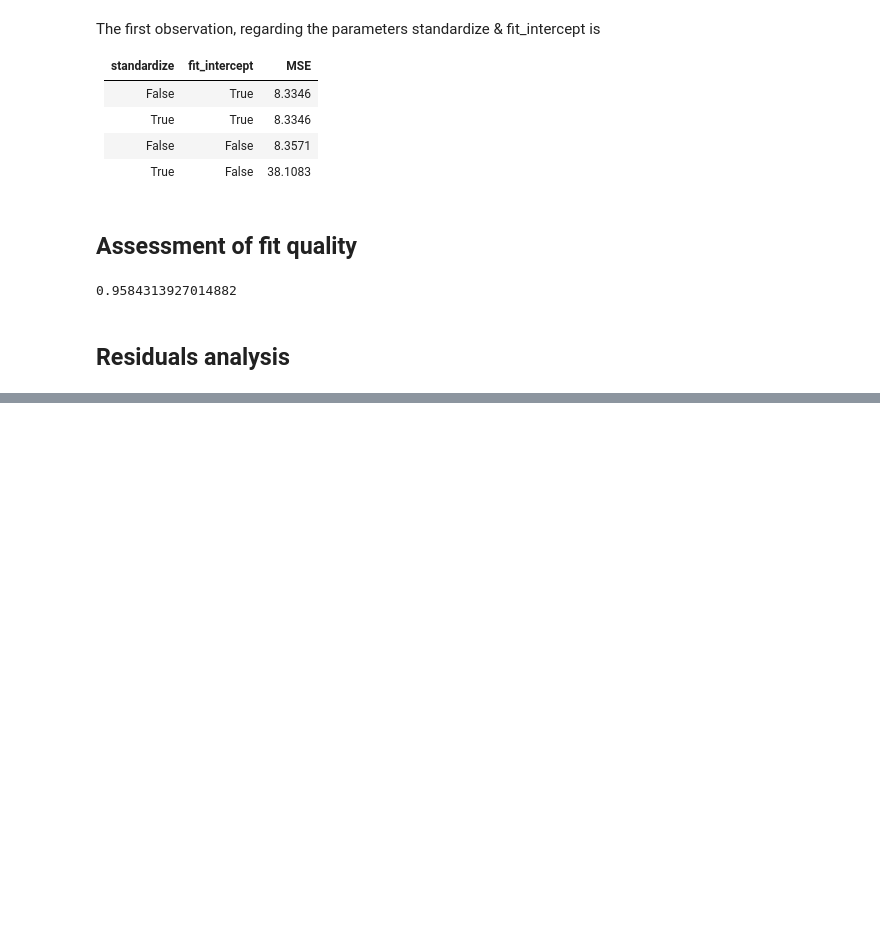
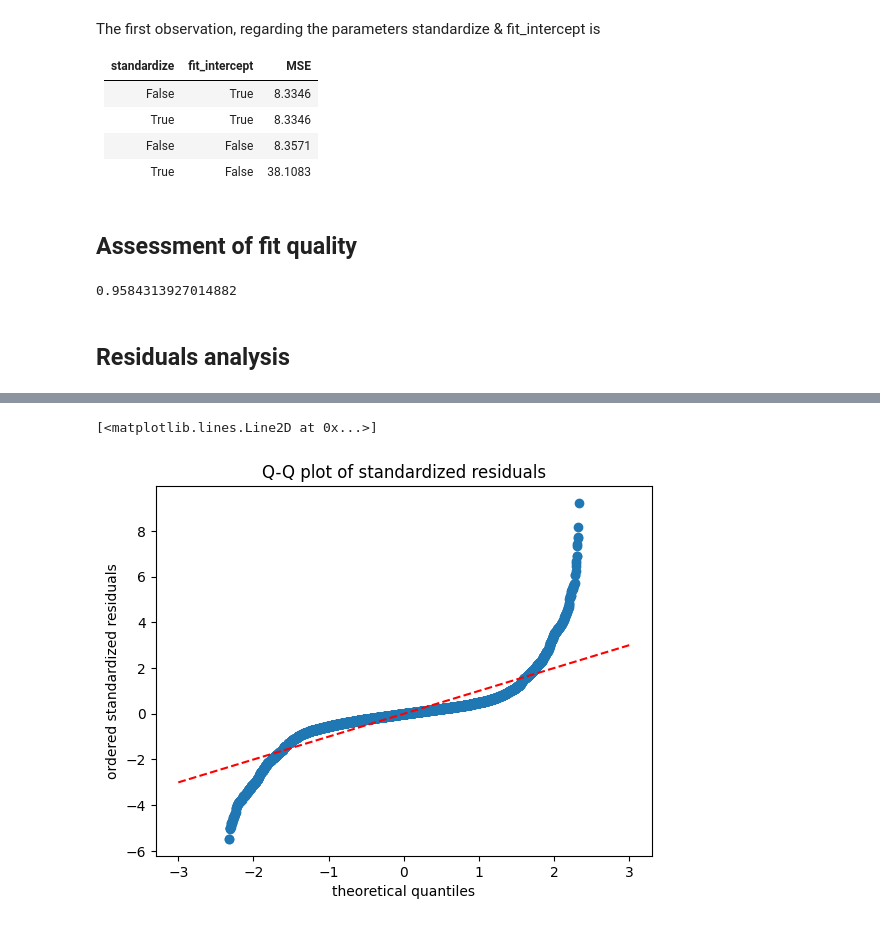
Before and after one commit to AmbroiseTHIBAULT/survey-ML-finance, a Jupyter notebook: options_pricing/notebooks/main_linear_reg.ipynb, the cells around one changed output, grey strips where cells are left out. Saved outputs shown, nothing was run; the diff lists cells and outputs as text; code cells hidden in the pictures; blank space fills up the shorter version.

```diff
--- a/options_pricing/notebooks/main_linear_reg.ipynb
+++ b/options_pricing/notebooks/main_linear_reg.ipynb
@@ -77,0 +86,11 @@ standardized_residuals_fast = lr.compute_standardized_residuals_fast(X_train, y_
+# %%
+theoretical_quantiles = norm.ppf(np.linspace(0.01, 0.99, len(standardized_residuals)))
+residuals_sorted = np.sort(standardized_residuals)
+plt.scatter(theoretical_quantiles, residuals_sorted)
+plt.xlabel('theoretical quantiles')
+plt.ylabel('ordered standardized residuals')
+plt.title('Q-Q plot of standardized residuals')
+plt.plot([-3, 3], [-3, 3], color='red', linestyle='--')
+# %% [output]
+[<matplotlib.lines.Line2D at 0x...>]
+[figure, added]
```
Also changed, not shown: parts of 7 cells of this notebook.
